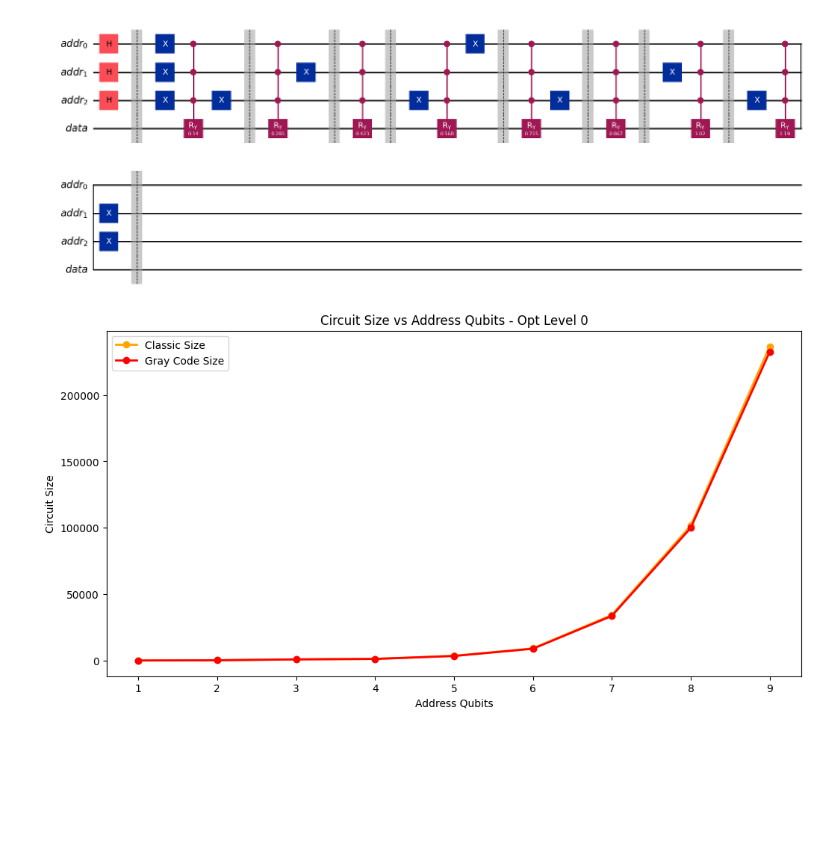
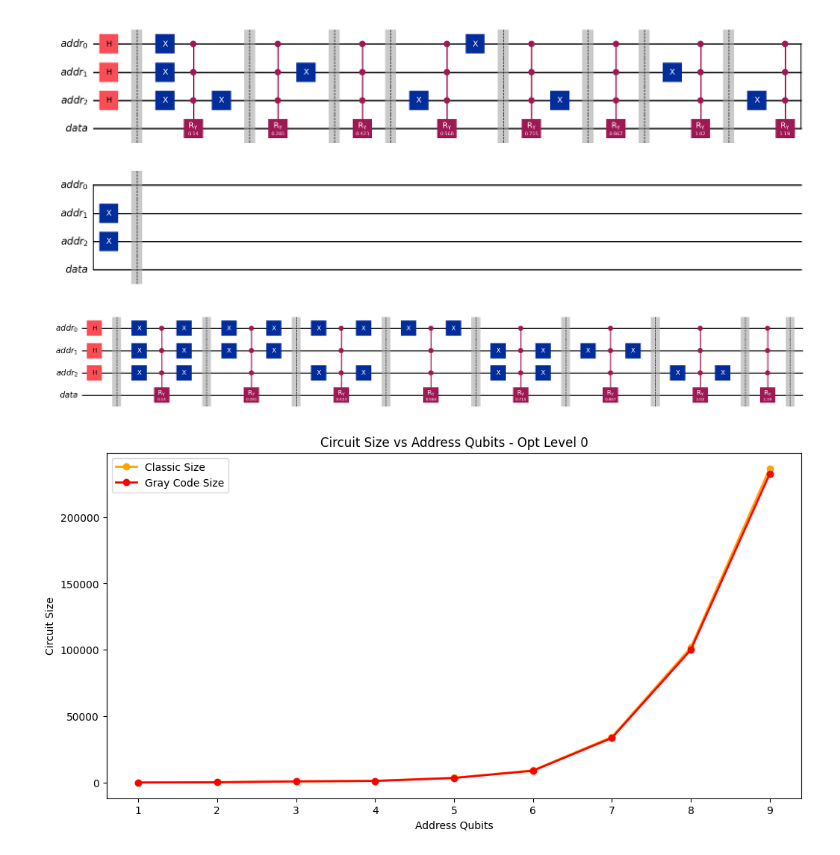
Before and after one commit to daviderossi11/quantum, a Jupyter notebook: quantum/main.ipynb, the cells around one changed output. Cells and saved outputs as stored; diff of their text form; code cells hidden in the pictures; blank space fills up the shorter version.

```diff
--- a/quantum/main.ipynb
+++ b/quantum/main.ipynb
@@ -266,6 +266,48 @@ for size in dataset_size:
 [figure]
 [figure]
 [figure]
+# %%
+from qiskit import QuantumCircuit, QuantumRegister
+from qiskit.circuit.library import HGate, RYGate, XGate
+from lib.circuit_metrics import calculate_theta
+import math
+from matplotlib import pyplot as plt
+
+
+
+
+n=3
+N = 2**n
+
+memory_values = [i for i in range(1, N + 1)]
+max_value = sum([x**2 for x in memory_values])
+
+qaddr = QuantumRegister(n, 'addr')
+qdata = QuantumRegister(1, 'data')
+circuit = QuantumCircuit(qaddr, qdata)
+
+for qa in qaddr:
+    circuit.append(HGate(), [qa])
+circuit.barrier()
+
+for i, el in enumerate(memory_values):
+    theta = calculate_theta(el, max_value)
+    binary_index = bin(i)[2:].zfill(n)
+    for j, bit in enumerate(binary_index):
+        if bit == '0':
+            circuit.append(XGate(), [qaddr[j]])
+    CRYGATE = RYGate(theta).control(n)
+    circuit.append(CRYGATE, qaddr[:] + [qdata[0]])
+
+
+    for j, bit in enumerate(binary_index):
+        if bit == '0':
+            circuit.append(XGate(), [qaddr[j]])
+    circuit.barrier()
+
+circuit.draw(output='mpl', fold=-1)
+# %% [output]
+[figure, added]
 # %%
 from lib.circuit_metrics import ffqram_metrics_graycode, ffqram_metrics_classic
 from matplotlib import pyplot as plt
```
Also changed, not shown: parts of 8 cells of this notebook, 4 other files.
